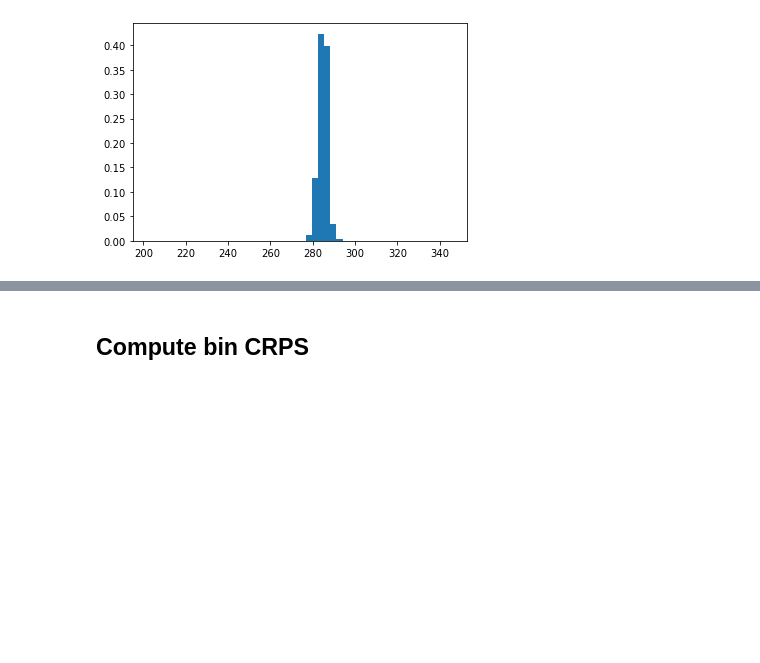
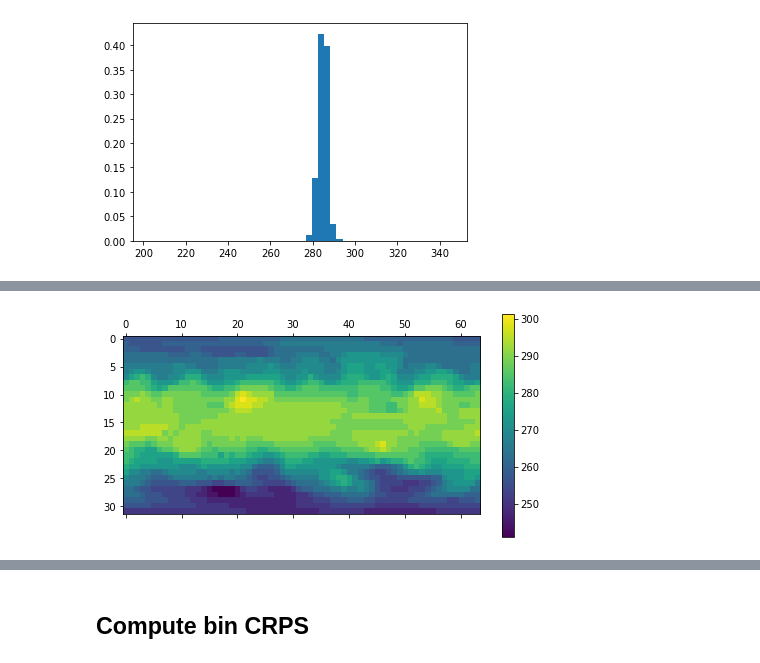
Before and after one commit to sagar-garg/WeatherBench, a Jupyter notebook: nbs_probabilistic/07.1- Categorical Forecast Implementation-SR.ipynb, the cells around one changed output, grey strips where cells are left out. Saved outputs shown, nothing was run; the diff lists cells and outputs as text; code cells hidden in the pictures; blank space fills up the shorter version.

```diff
--- a/nbs_probabilistic/07.1- Categorical Forecast Implementation-SR.ipynb
+++ b/nbs_probabilistic/07.1- Categorical Forecast Implementation-SR.ipynb
@@ -163,0 +173,5 @@ plt.bar(preds.t.mid_points, preds.t.isel(time=0, lat=10, lon=10), width=preds.t.
+# %%
+model = keras.models.load_model(
+    f'{args["model_save_dir"]}/{args["exp_id"]}.h5',
+    custom_objects={'PeriodicConv2D': PeriodicConv2D, 'categorical_loss': keras.losses.mse}
+)
@@ -163,0 +180,13 @@ plt.bar(preds.t.mid_points, preds.t.isel(time=0, lat=10, lon=10), width=preds.t.
+# %%
+# Predict
+preds = create_predictions(model, dg_test, is_categorical=True)
+# %%
+idxs = np.argmax(preds.t.isel(time=0), -1)
+# %%
+mp = preds.t.mid_points
+# %%
+# Most likely bin
+plt.matshow(mp[idxs])
+plt.colorbar();
+# %% [output]
+[figure, added]
```
Also changed, not shown: parts of 36 cells of this notebook, 2 other files.
